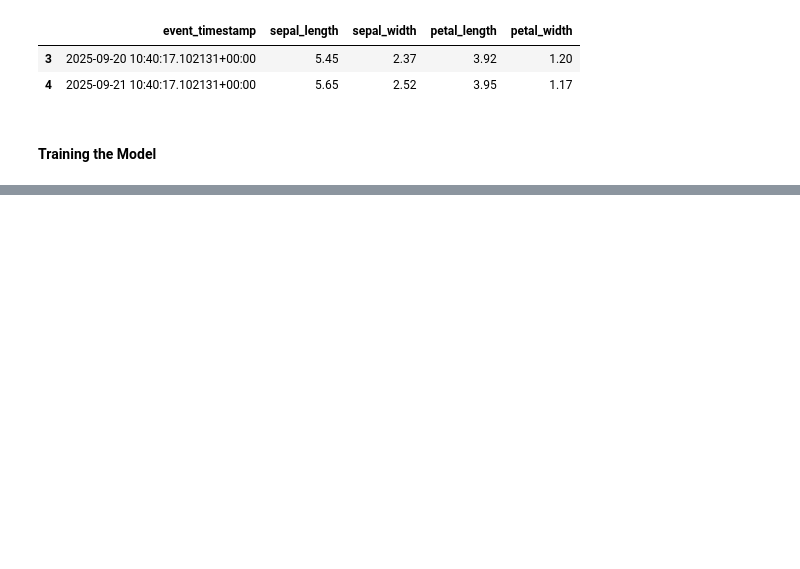
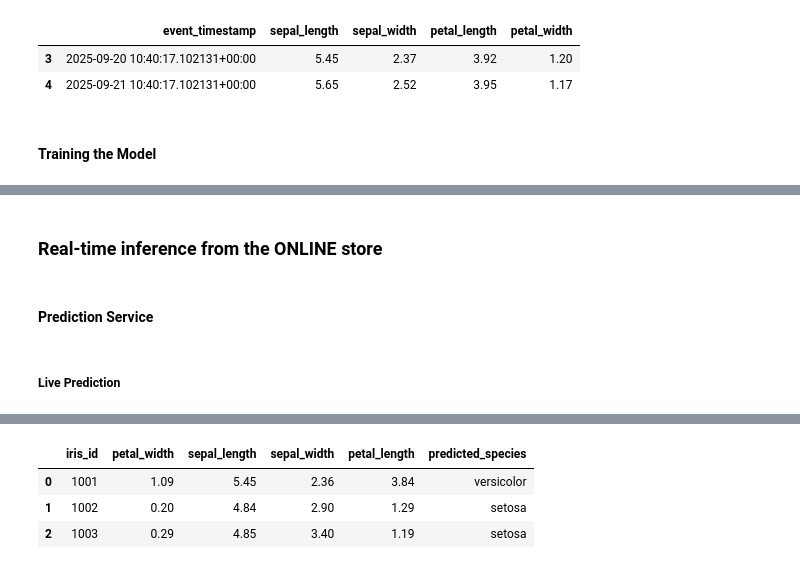
Before and after one commit to Draiken7/21f2000602_MLOPS_WEEKLY_ASSIGNMENT, a Jupyter notebook: week3_feast_iris.ipynb, the cells around one changed output, grey strips where cells are left out. Saved outputs shown, nothing was run; the diff lists cells and outputs as text; code cells hidden in the pictures; blank space fills up the shorter version.

```diff
--- a/week3_feast_iris.ipynb
+++ b/week3_feast_iris.ipynb
@@ -446,0 +452,42 @@ print(metrics)
+# %% [markdown]
+### Real-time inference from the ONLINE store
+# %% [markdown]
+#### Prediction Service
+# %%
+import joblib
+from feast import FeatureStore
+
+class IrisPredictor:
+    """Simulates a real-time prediction service: input = iris IDs, output = predicted species."""
+
+    def __init__(self, model_path, repo_path):
+        self.model = joblib.load(model_path)              # load the trained model once, at startup
+        self.fs = FeatureStore(repo_path=repo_path)       # connect to the same feature store
+
+    def get_features(self, iris_ids):
+        response = self.fs.get_online_features(
+            features=FEATURES,                            # SAME feature list used in training
+            entity_rows=[{"iris_id": i} for i in iris_ids],
+        )
+        return response.to_df()
+
+    def predict(self, iris_ids):
+        feats = self.get_features(iris_ids)
+        feats["predicted_species"] = self.model.predict(feats[FEATURE_COLS])   # select by NAME
+        return feats
+
+predictor = IrisPredictor("artifacts/iris_feast_model.joblib", "iris_feature_store/feature_repo")
+# %% [markdown]
+##### Live Prediction
+# %%
+import time
+
+request_ids = [1001, 1002, 1003]
+
+t0 = time.perf_counter()
+online_result = predictor.predict(request_ids)
+latency_ms = (time.perf_counter() - t0) * 1000
+
+print(f"Online lookup + prediction for {len(request_ids)} plants took {latency_ms:.1f} ms")
+online_result
+# %% [output]
@@ -446,0 +495,4 @@ print(metrics)
+|  | iris_id | petal_width | sepal_length | sepal_width | petal_length | predicted_species |
+| 0 | 1001 | 1.09 | 5.45 | 2.36 | 3.84 | versicolor |
+| 1 | 1002 | 0.20 | 4.84 | 2.90 | 1.29 | setosa |
+| 2 | 1003 | 0.29 | 4.85 | 3.40 | 1.19 | setosa |
```
Also changed, not shown: parts of 10 cells of this notebook, 1 other file.
